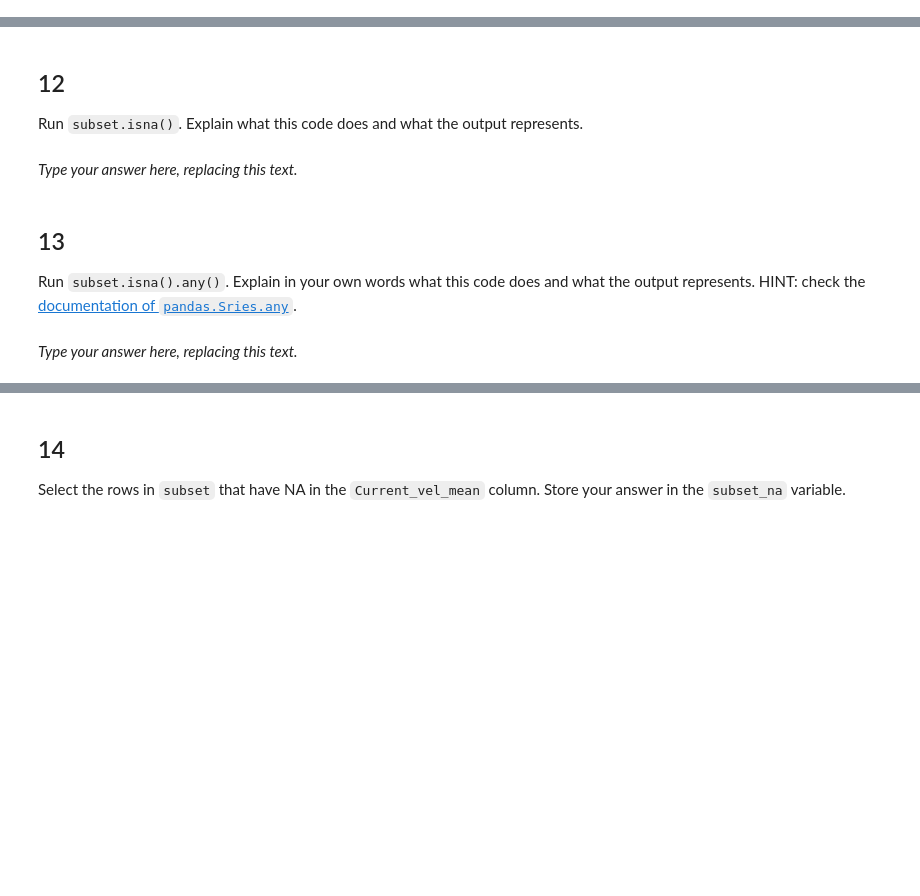
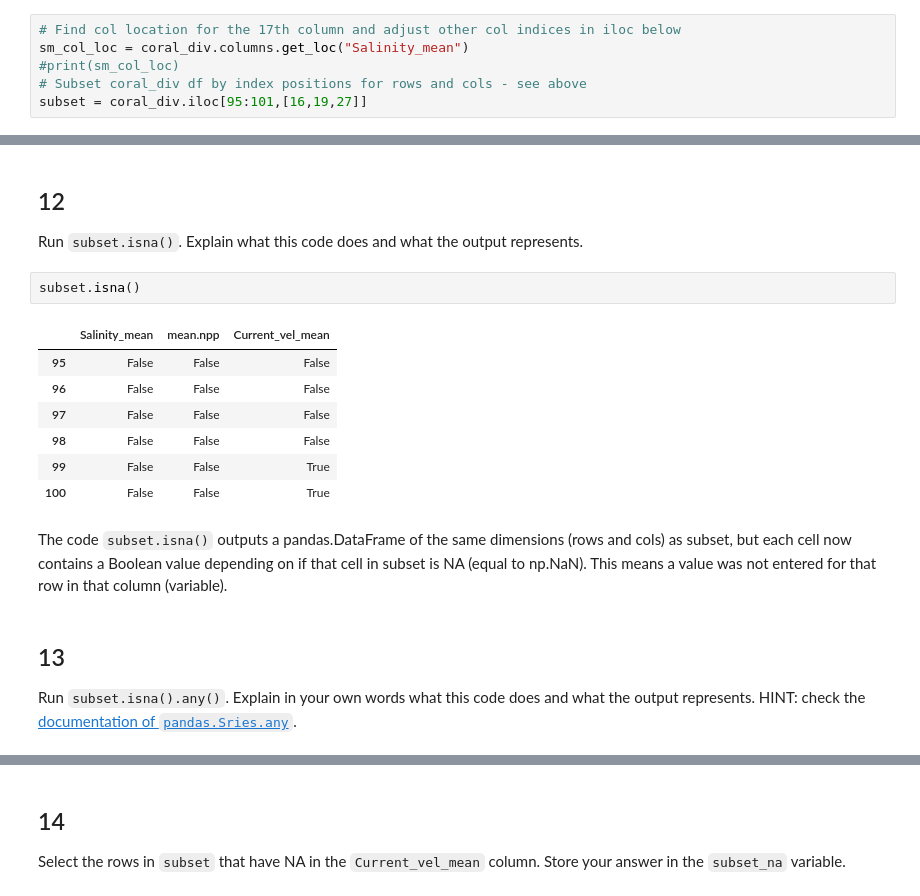
Before and after one commit to ssoriano22/eds220-hwk1, a Jupyter notebook: task2/hwk1-task2-corals.ipynb, the cells around one changed output, grey strips where cells are left out. Cells and saved outputs as stored; diff of their text form; blank space fills up the shorter version.

```diff
--- a/task2/hwk1-task2-corals.ipynb
+++ b/task2/hwk1-task2-corals.ipynb
@@ -255,3 +306,9 @@ subset = ...
+# %%
+# Find col location for the 17th column and adjust other col indices in iloc below
+sm_col_loc = coral_div.columns.get_loc("Salinity_mean")
+#print(sm_col_loc)
+# Subset coral_div df by index positions for rows and cols - see above
+subset = coral_div.iloc[95:101,[16,19,27]]
 # %%
 # View the dataframe
 subset
@@ -263,8 +330,18 @@ grader.check("q11")
 ## 12
 
 Run `subset.isna()`. Explain what this code does and what the output represents.
-# %% [markdown]
-_Type your answer here, replacing this text._
+# %%
+subset.isna()
+# %% [output]
+|  | Salinity_mean | mean.npp | Current_vel_mean |
+| 95 | False | False | False |
+| 96 | False | False | False |
+| 97 | False | False | False |
+| 98 | False | False | False |
+| 99 | False | False | True |
+| 100 | False | False | True |
+# %% [markdown]
+The code `subset.isna()` outputs a pandas.DataFrame of the same dimensions (rows and cols) as subset, but each cell now contains a Boolean value depending on if that cell in subset is NA (equal to np.NaN). This means a value was not entered for that row in that column (variable).
 # %% [markdown]
 <!-- END QUESTION -->
 
@@ -272,5 +349,3 @@ _Type your answer here, replacing this text._
 
 ## 13
 Run `subset.isna().any()`. Explain in your own words what this code does and what the output represents. HINT: check the [documentation of `pandas.Sries.any`](https://pandas.pydata.org/docs/reference/api/pandas.Series.any.html).
-# %% [markdown]
-_Type your answer here, replacing this text._
```
Also changed, not shown: parts of 28 cells of this notebook.
